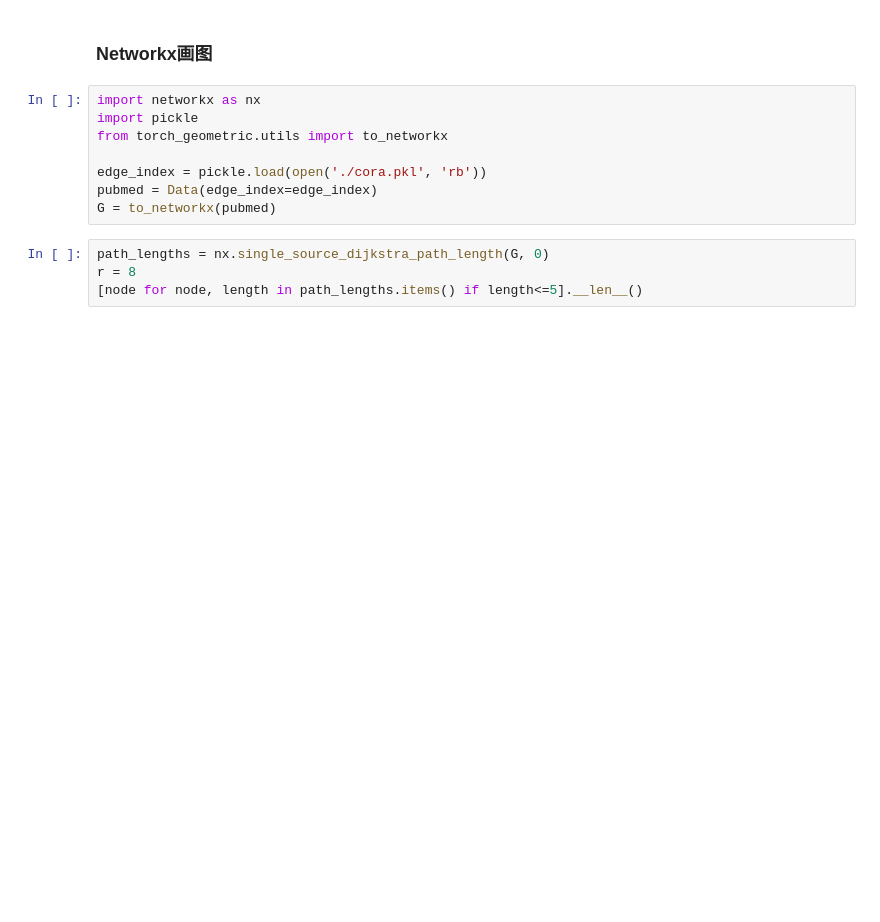
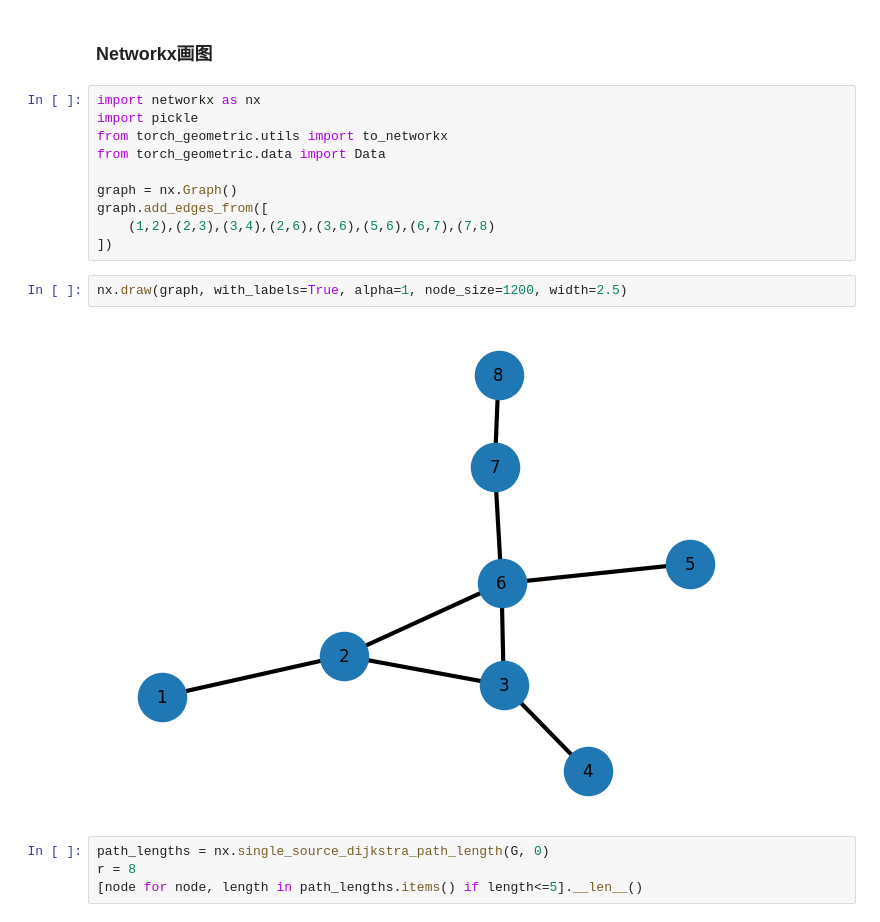
Before and after one commit to camille-004/gnn-long-range, a Jupyter notebook: src/sognn_utils.ipynb, the cells around one changed output. Drawn from its saved outputs; the diff is of its cells as text; blank space fills up the shorter version.

```diff
--- a/src/sognn_utils.ipynb
+++ b/src/sognn_utils.ipynb
@@ -147,14 +147,20 @@ tensor([[  0,   0,   1,   2,   2,   6,   6,   8,   8,   8,   8,   8,   9,  10,
          167, 118,  29,  93]])
 # %% [markdown]
 ### Networkx画图
-# %%
-import networkx as nx
-import pickle
-from torch_geometric.utils import to_networkx
-
-edge_index = pickle.load(open('./cora.pkl', 'rb'))
-pubmed = Data(edge_index=edge_index)
-G = to_networkx(pubmed)
+# %%
+import networkx as nx
+import pickle
+from torch_geometric.utils import to_networkx
+from torch_geometric.data import Data
+
+graph = nx.Graph()
+graph.add_edges_from([
+    (1,2),(2,3),(3,4),(2,6),(3,6),(5,6),(6,7),(7,8)
+])
+# %%
+nx.draw(graph, with_labels=True, alpha=1, node_size=1200, width=2.5)
+# %% [output]
+[figure, added]
 # %%
 path_lengths = nx.single_source_dijkstra_path_length(G, 0)
 r = 8
```
Also changed, not shown: 6 other files.
